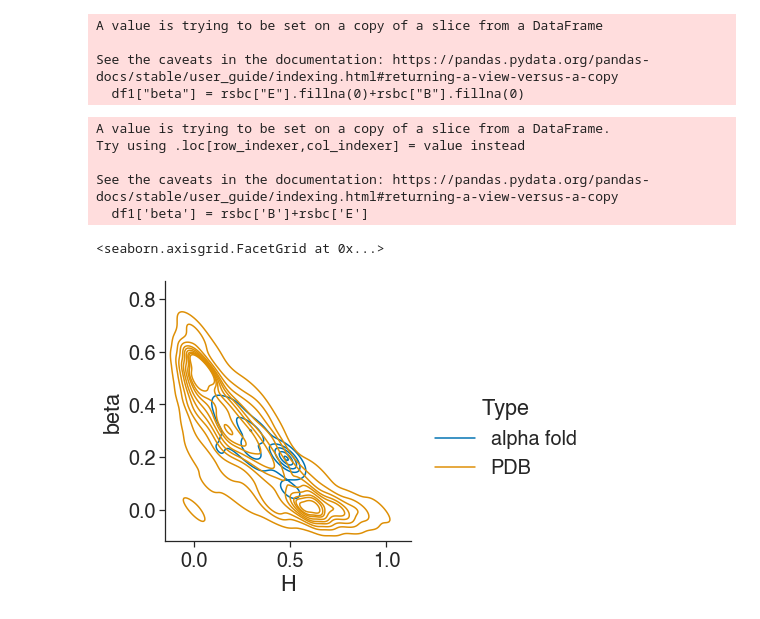
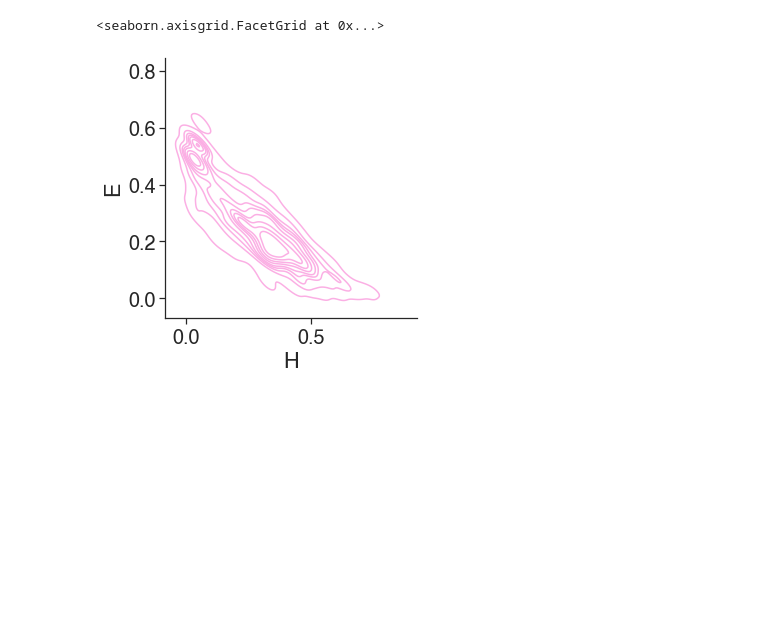
Before and after one commit to meyresearch/amino_acid_distance_distributions, a Jupyter notebook: playground/Dist_plots_scatter.ipynb, the cells around one changed output. Saved outputs shown, nothing was run; the diff lists cells and outputs as text; code cells hidden in the pictures; blank space fills up the shorter version.

```diff
--- a/playground/Dist_plots_scatter.ipynb
+++ b/playground/Dist_plots_scatter.ipynb
@@ -42,0 +21,5 @@ for length in length_ranges:
+# %%
+# Let's set a custom pallette
+colors = ["#fbafe4", "#1ac938"]
+sns.set(context="notebook", style='ticks', font_scale=1.8, font='Helvetica')
+sns.set_palette(sns.color_palette(colors))
@@ -61,8 +38,0 @@ rsbc.fillna(0)
-# %%
-plt.figure(figsize=(8, 8))
-sns.set(context="notebook", palette="colorblind", style='ticks', font_scale=1.8, font='Helvetica')
-axes = plt.scatter(alphafold["H"], alphafold["beta"])
-
-plt.xlabel(r"$\alpha$-helix %")
-plt.ylabel(r"$\beta$-sheet %")
-sns.despine()
@@ -108,0 +79,7 @@ penguins
+# %%
+alphafold = pd.read_csv(f"data/unique_secondary_structures_300.csv")
+rsbc = pd.read_csv(f"data/structures_300_raw.csv")
+df = return_df_for_plotting(alphafold, rsbc)
+sns.displot(df, x="H", y="beta", hue='Type', kind="kde",legend=True,weights=)
+plt.xlabel(r"$\alpha$-helix %")
+plt.ylabel(r"$\beta$-sheet %")
@@ -137,8 +112,0 @@ df1 = rsbc["H"]
-# %%
-rsbc = rsbc.fillna(0)
-df1["beta"] = rsbc["E"].fillna(0)+rsbc["B"].fillna(0)
-# %% [output]
-A value is trying to be set on a copy of a slice from a DataFrame
-
-See the caveats in the documentation: https://pandas.pydata.org/pandas-docs/stable/user_guide/indexing.html#returning-a-view-versus-a-copy
-  df1["beta"] = rsbc["E"].fillna(0)+rsbc["B"].fillna(0)
@@ -151,8 +112,0 @@ df1 = rsbc[["H", "Type"]]
-# %%
-df1['beta'] = rsbc['B']+rsbc['E']
-# %% [output]
-A value is trying to be set on a copy of a slice from a DataFrame.
-Try using .loc[row_indexer,col_indexer] = value instead
-
-See the caveats in the documentation: https://pandas.pydata.org/pandas-docs/stable/user_guide/indexing.html#returning-a-view-versus-a-copy
-  df1['beta'] = rsbc['B']+rsbc['E']
@@ -165,5 +113,5 @@ whole_df['c'] = 'blue'
 # %%
-sns.displot(whole_df, x="H", y="beta", hue='Type', kind="kde", fit_kws={"color":"blue"})
+sns.displot(rsbc,x="H", y="E", kind='kde')
 # %% [output]
 <seaborn.axisgrid.FacetGrid at 0x...>
-[figure, old version]
+[figure, new version]
```
Also changed, not shown: parts of 24 cells of this notebook.
